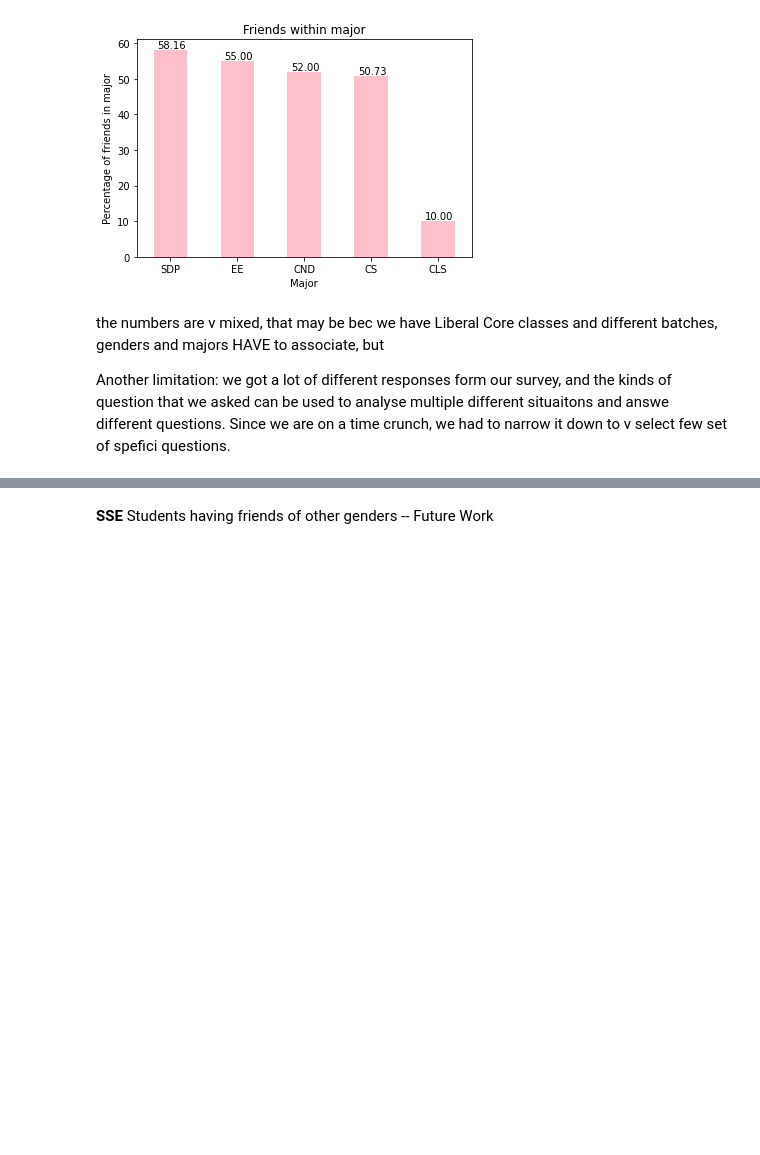
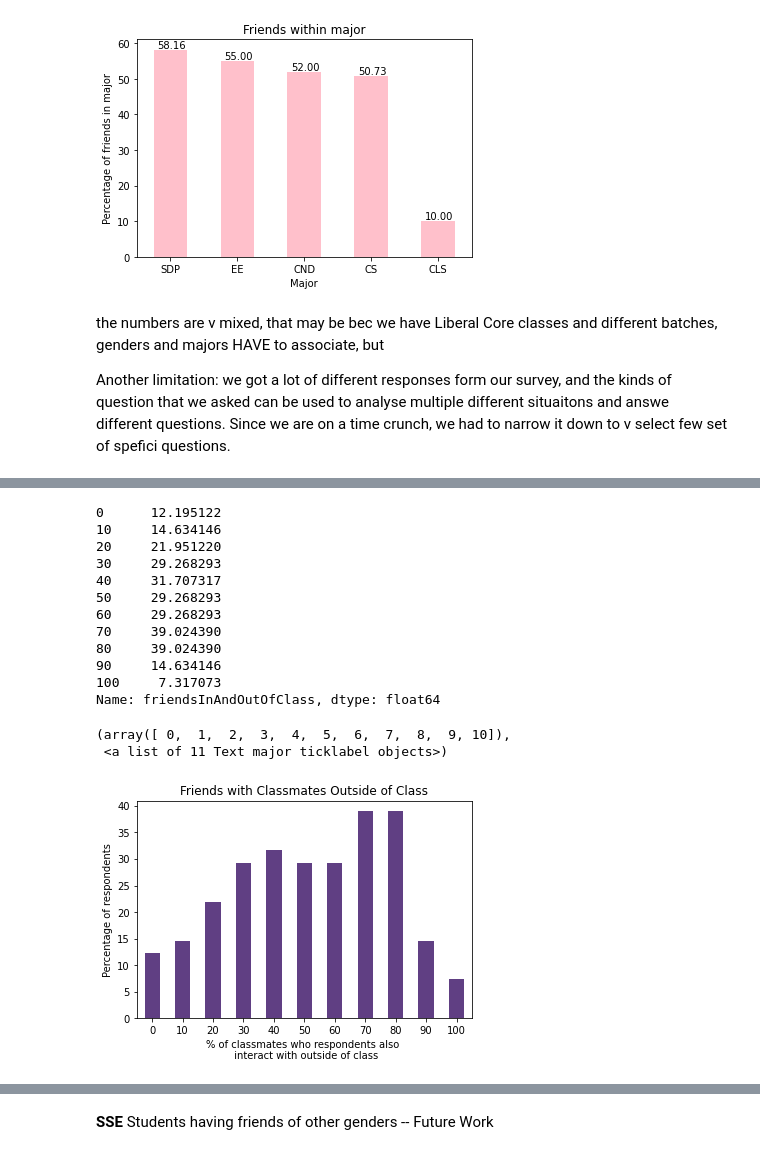
Before and after one commit to AliShujjat/NetworksReportAnalytics, a Jupyter notebook: NetworksReportAnalytics.ipynb, the cells around one changed output, grey strips where cells are left out. Cells and saved outputs as stored; diff of their text form; code cells hidden in the pictures; blank space fills up the shorter version.

```diff
--- a/NetworksReportAnalytics.ipynb
+++ b/NetworksReportAnalytics.ipynb
@@ -209,3 +220,28 @@ plt.xticks(rotation=0)
+# %%
+df8 = (df3/41)*100
+print(df8)
+df8.plot(kind='bar', color='#603F83FF')
+
+plt.title('Friends with Classmates Outside of Class')
+plt.xlabel('% of classmates who respondents also \n interact with outside of class')
+plt.ylabel('Percentage of respondents')
+plt.xticks(rotation=0)
+# %% [output]
+0      12.195122
+10     14.634146
+20     21.951220
+30     29.268293
+40     31.707317
+50     29.268293
+60     29.268293
+70     39.024390
+80     39.024390
+90     14.634146
+100     7.317073
+Name: friendsInAndOutOfClass, dtype: float64
+(array([ 0,  1,  2,  3,  4,  5,  6,  7,  8,  9, 10]),
+ <a list of 11 Text major ticklabel objects>)
+[figure, added]
 # %%
 df4 = df.groupby('Major')['friendsInAndOutOfClass'].value_counts().sort_index(ascending=False)
 df5 = df4.CS
```
Also changed, not shown: parts of 9 cells of this notebook.
